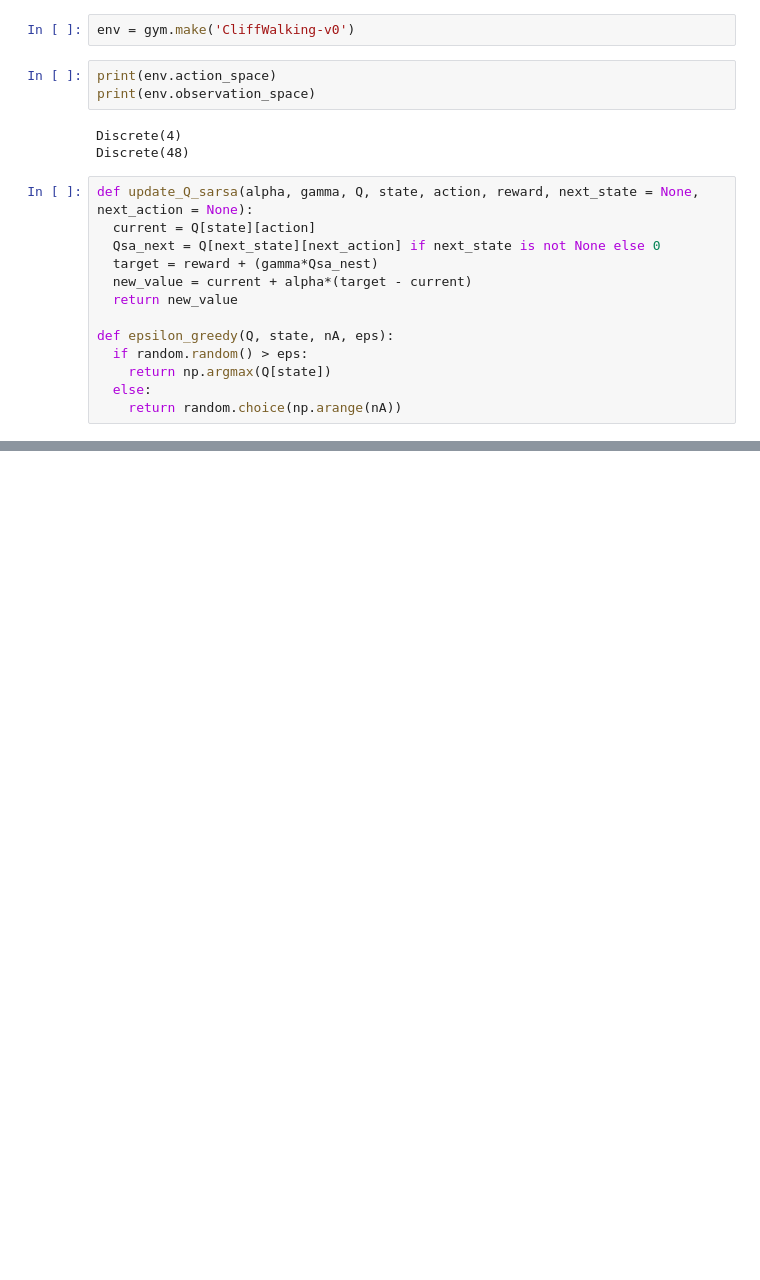
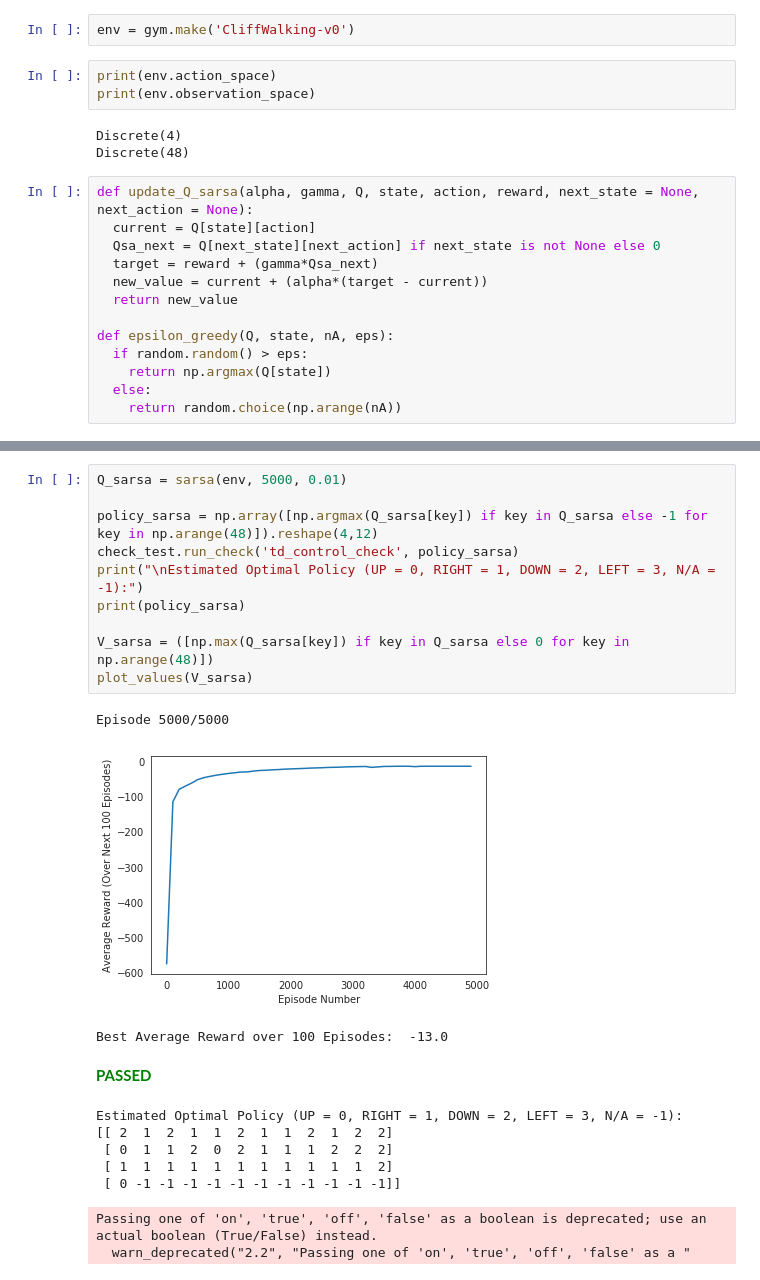
Before and after one commit to AbdurNawaz/Temporal-Difference-Methods, a Jupyter notebook: Temporal_Diff.ipynb, the cells around one changed output, grey strips where cells are left out. Saved outputs shown, nothing was run; the diff lists cells and outputs as text; blank space fills up the shorter version.

```diff
--- a/Temporal_Diff.ipynb
+++ b/Temporal_Diff.ipynb
@@ -23,8 +23,8 @@ Discrete(48)
 def update_Q_sarsa(alpha, gamma, Q, state, action, reward, next_state = None, next_action = None):
   current = Q[state][action]
   Qsa_next = Q[next_state][next_action] if next_state is not None else 0
-  target = reward + (gamma*Qsa_nest)
-  new_value = current + alpha*(target - current)
+  target = reward + (gamma*Qsa_next)
+  new_value = current + (alpha*(target - current))
   return new_value
 
 def epsilon_greedy(Q, state, nA, eps):
@@ -34,0 +80,22 @@ def epsilon_greedy(Q, state, nA, eps):
+# %%
+Q_sarsa = sarsa(env, 5000, 0.01)
+
+policy_sarsa = np.array([np.argmax(Q_sarsa[key]) if key in Q_sarsa else -1 for key in np.arange(48)]).reshape(4,12)
+check_test.run_check('td_control_check', policy_sarsa)
+print("\nEstimated Optimal Policy (UP = 0, RIGHT = 1, DOWN = 2, LEFT = 3, N/A = -1):")
+print(policy_sarsa)
+
+V_sarsa = ([np.max(Q_sarsa[key]) if key in Q_sarsa else 0 for key in np.arange(48)])
+plot_values(V_sarsa)
+# %% [output]
+Episode 5000/5000
+[figure, added]
+Best Average Reward over 100 Episodes:  -13.0
+**<span style="color: green;">PASSED</span>**
+Estimated Optimal Policy (UP = 0, RIGHT = 1, DOWN = 2, LEFT = 3, N/A = -1):
+[[ 2  1  2  1  1  2  1  1  2  1  2  2]
+ [ 0  1  1  2  0  2  1  1  1  2  2  2]
+ [ 1  1  1  1  1  1  1  1  1  1  1  2]
+ [ 0 -1 -1 -1 -1 -1 -1 -1 -1 -1 -1 -1]]
+Passing one of 'on', 'true', 'off', 'false' as a boolean is deprecated; use an actual boolean (True/False) instead.
+  warn_deprecated("2.2", "Passing one of 'on', 'true', 'off', 'false' as a "
```
Also changed, not shown: parts of 2 cells of this notebook.
